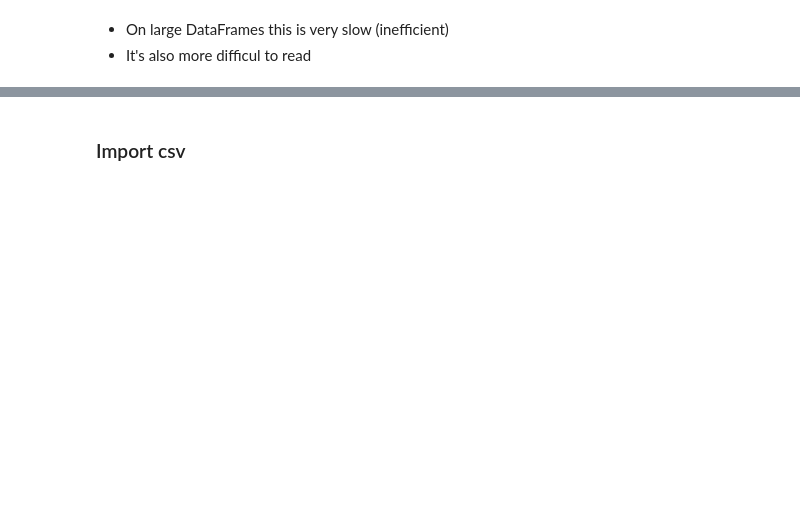
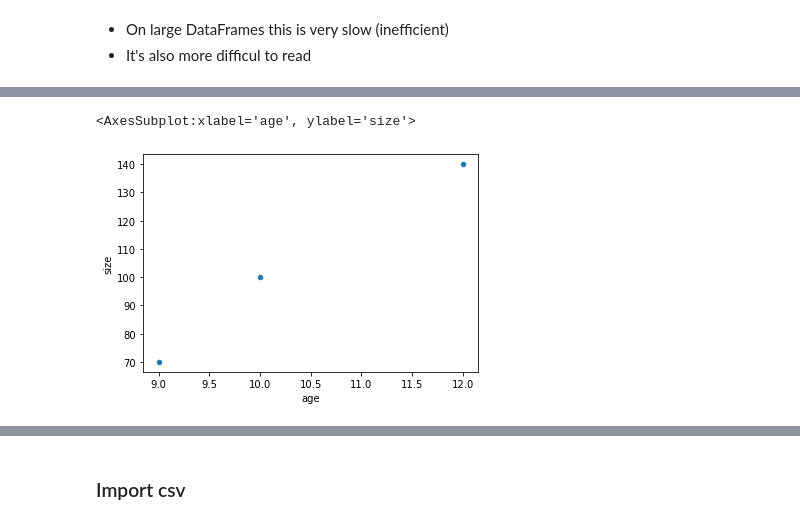
Before and after one commit to AlexisBogroff/Sorbonne_Data_Science_Workshop, a Jupyter notebook: src/intro_python.ipynb, the cells around one changed output, grey strips where cells are left out. Cells and saved outputs as stored; diff of their text form; code cells hidden in the pictures; blank space fills up the shorter version.

```diff
--- a/src/intro_python.ipynb
+++ b/src/intro_python.ipynb
@@ -557,0 +897,5 @@ df_temp['nums'] = df_temp['nums'] * 2
+# %%
+df_graph.plot.scatter(x='age', y='size')
+# %% [output]
+<AxesSubplot:xlabel='age', ylabel='size'>
+[figure, added]
```
Also changed, not shown: parts of 87 cells of this notebook, 36 other files.
